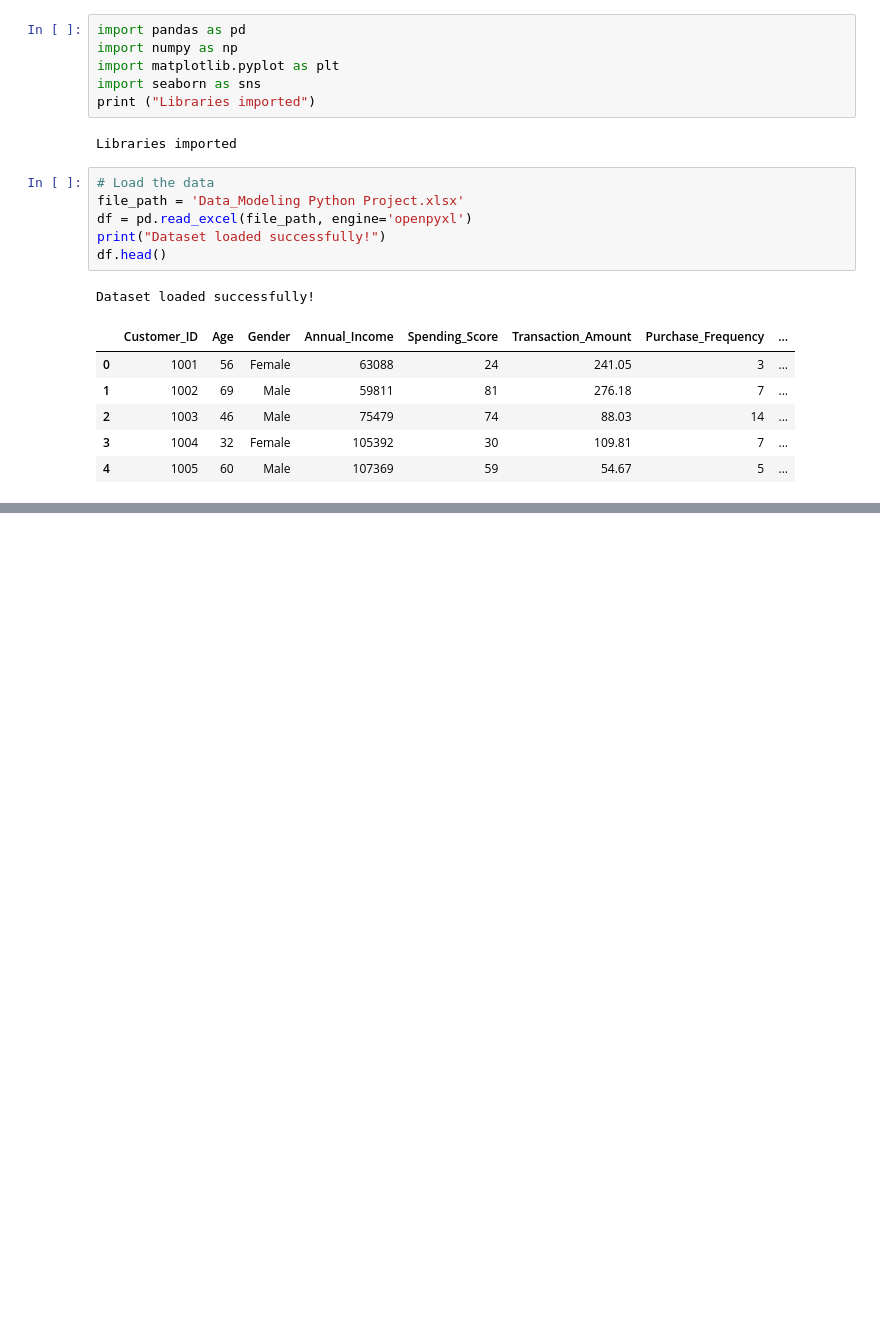
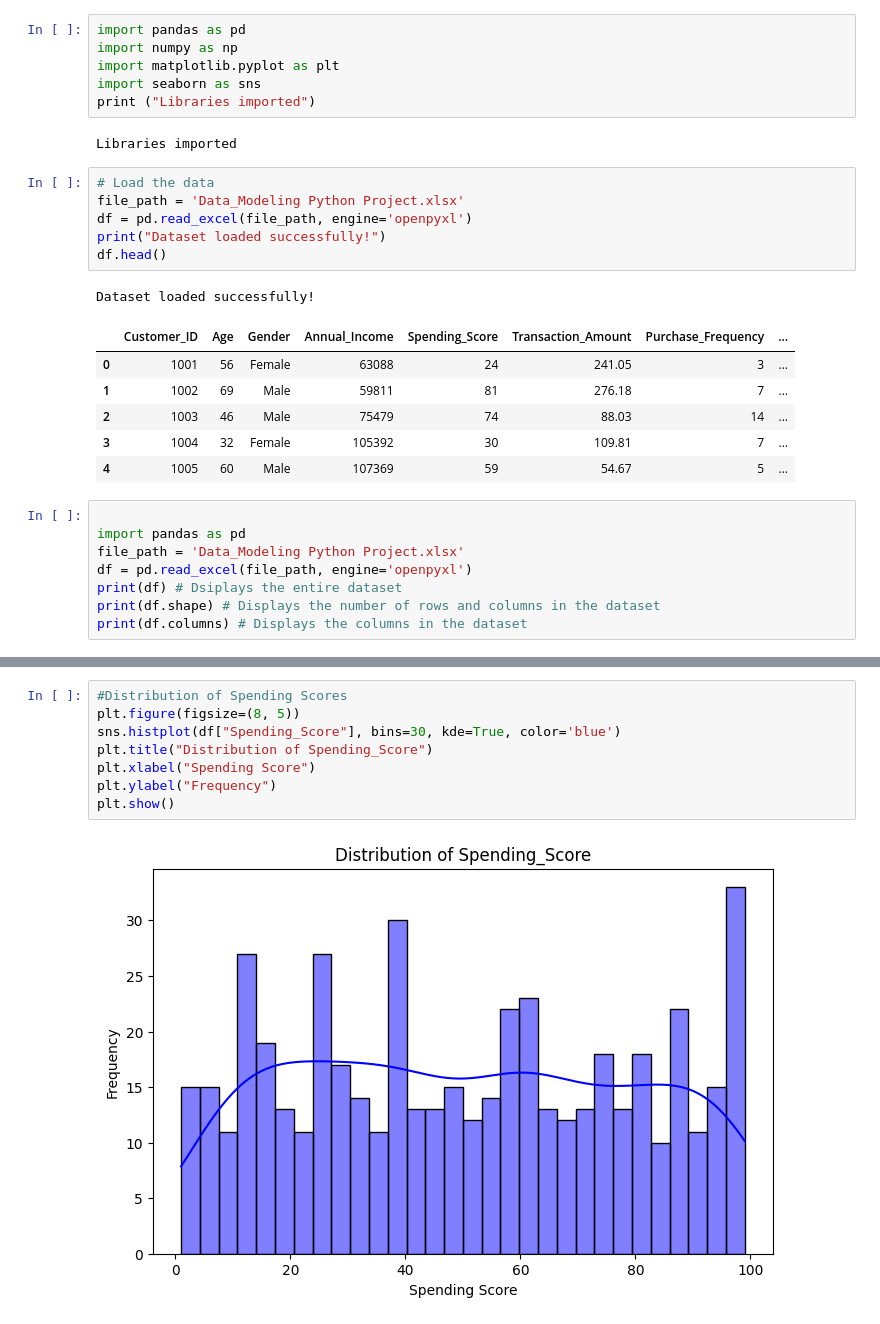
Before and after one commit to ann2018nyamu/Machine_Learning-Project, a Jupyter notebook: customer_analysis.ipynb, the cells around one changed output, grey strips where cells are left out. Cells and saved outputs as stored; diff of their text form; blank space fills up the shorter version.

```diff
--- a/customer_analysis.ipynb
+++ b/customer_analysis.ipynb
@@ -20,3 +20,11 @@ Dataset loaded successfully!
 | 2 | 1003 | 46 | Male | 75479 | 74 | 88.03 | 14 | ... |
 | 3 | 1004 | 32 | Female | 105392 | 30 | 109.81 | 7 | ... |
 | 4 | 1005 | 60 | Male | 107369 | 59 | 54.67 | 5 | ... |
+# %%
+
+import pandas as pd
+file_path = 'Data_Modeling Python Project.xlsx'
+df = pd.read_excel(file_path, engine='openpyxl')
+print(df) # Dsiplays the entire dataset
+print(df.shape) # Displays the number of rows and columns in the dataset
+print(df.columns) # Displays the columns in the dataset
@@ -22,0 +69,10 @@ Dataset loaded successfully!
+# %%
+#Distribution of Spending Scores
+plt.figure(figsize=(8, 5))
+sns.histplot(df["Spending_Score"], bins=30, kde=True, color='blue')
+plt.title("Distribution of Spending_Score")
+plt.xlabel("Spending Score")
+plt.ylabel("Frequency")
+plt.show()
+# %% [output]
+[figure, added]
```
Also changed, not shown: parts of 10 cells of this notebook.
